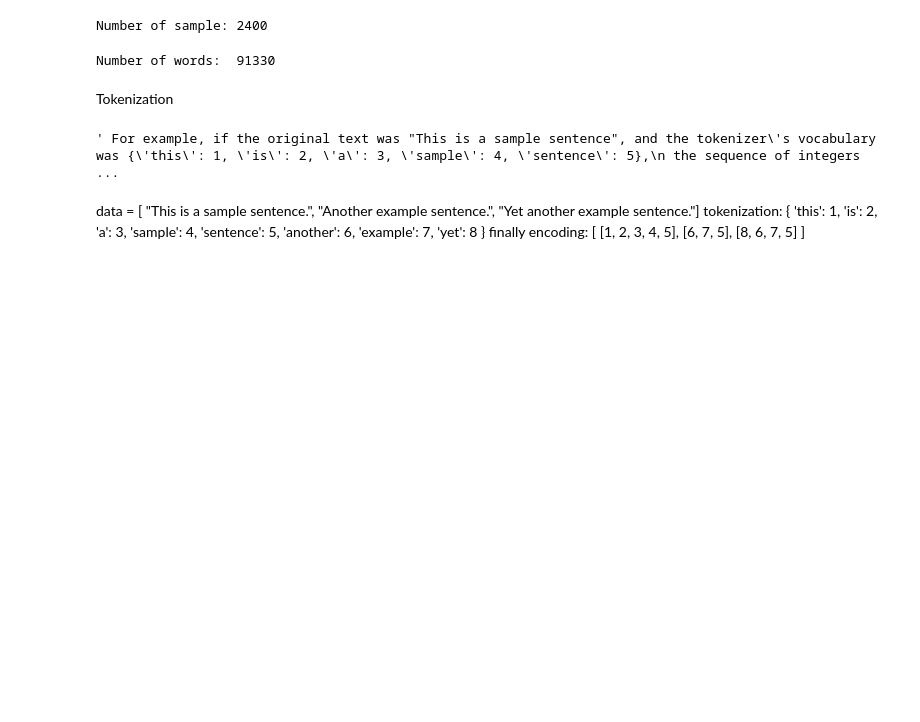
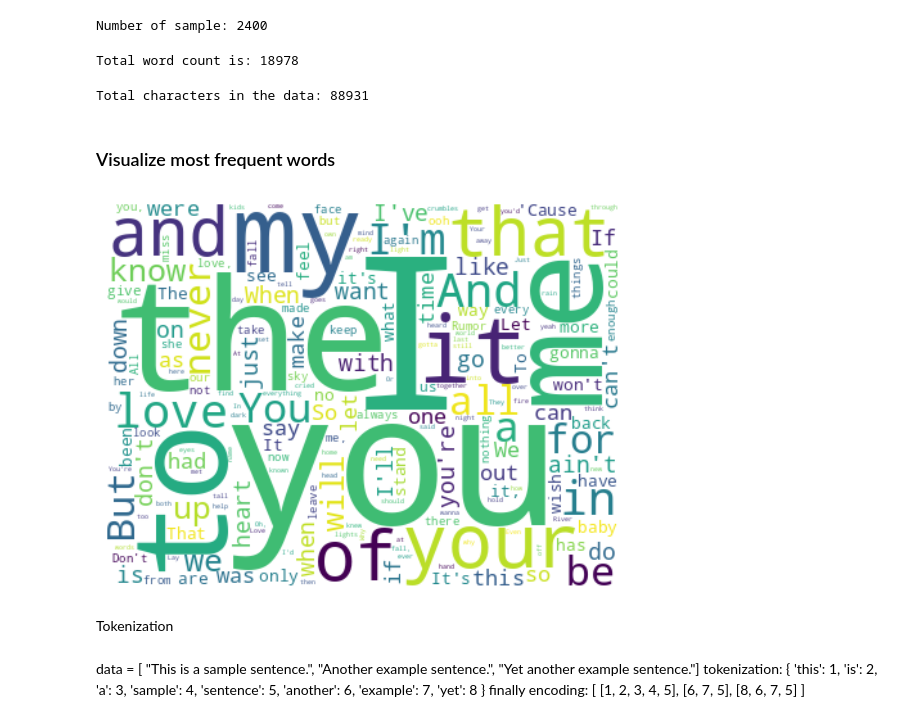
Before and after one commit to emrulk1/AI-ML-Data-Science-Practice, a Jupyter notebook: Natural_Language_Processing/LSTM_text_generation_using_Adele_dataset.ipynb, the cells around one changed output. Saved outputs shown, nothing was run; the diff lists cells and outputs as text; code cells hidden in the pictures; blank space fills up the shorter version.

Commit message:
add most frequent words analysis and visualization in LSTM_text_generation_using_Adele_dataset.ipynb

```diff
--- a/Natural_Language_Processing/LSTM_text_generation_using_Adele_dataset.ipynb
+++ b/Natural_Language_Processing/LSTM_text_generation_using_Adele_dataset.ipynb
@@ -42,11 +42,48 @@ data[:10]
 print(f"Number of sample: {len(data)}")
 # %% [output]
 Number of sample: 2400
-# %%
-# Total word number is:
-print("Number of words: ", len(" ".join(data)))
-# %% [output]
-Number of words:  91330
+# %%
+# len(" ".join(data))
+# Total words in the data:
+wc=0
+for i in data:
+    wc+=len(i.split())
+print(f"Total word count is: {wc}")
+# %% [output]
+Total word count is: 18978
+# %%
+# Total characters in the data
+cc=0
+for i in data:
+    cc+=len(i)
+print(f"Total characters in the data: {cc}")
+# %% [output]
+Total characters in the data: 88931
+# %% [markdown]
+### Visualize most frequent words
+# %%
+from collections import Counter
+import matplotlib.pyplot as plt
+from wordcloud import WordCloud, STOPWORDS
+
+# Create a Counter object to store word frequencies
+word_counts = Counter()
+
+# Iterate through your data to count word occurrences
+for text in data:
+    for word in text.split():
+        word_counts[word] += 1
+
+# Create a WordCloud object
+wordcloud = WordCloud(width=400, height=300, background_color='white', stopwords=STOPWORDS).generate_from_frequencies(word_counts)
+
+# Display the word cloud
+plt.figure(figsize=(10, 5))
+plt.imshow(wordcloud, interpolation='bilinear')
+plt.axis('off')
+plt.show()
+# %% [output]
+[figure, added]
 # %%
 import numpy as np
 from tensorflow.keras.preprocessing.text import Tokenizer
@@ -57,10 +94,7 @@ from tensorflow.keras.preprocessing.sequence import pad_sequences
 # %% [markdown]
 Tokenization
 # %%
-""" For example, if the original text was "This is a sample sentence", and the tokenizer's vocabulary was {'this': 1, 'is': 2, 'a': 3, 'sample': 4, 'sentence': 5},
- the sequence of integers representing this sentence would be [1, 2, 3, 4, 5]."""
+### For example, if the original text was "This is a sample sentence", and the tokenizer's vocabulary was {'this': 1, 'is': 2, 'a': 3, 'sample': 4, 'sentence': 5}, the sequence of integers representing this sentence would be [1, 2, 3, 4, 5].
-# %% [output]
-' For example, if the original text was "This is a sample sentence", and the tokenizer\'s vocabulary was {\'this\': 1, \'is\': 2, \'a\': 3, \'sample\': 4, \'sentence\': 5},\n the sequence of integers  ...
 # %%
 tokenizer=Tokenizer()
 tokenizer.fit_on_texts(data) #it's going to fit on the data in the forms of lines.
```
Also changed, not shown: parts of 6 cells of this notebook.
